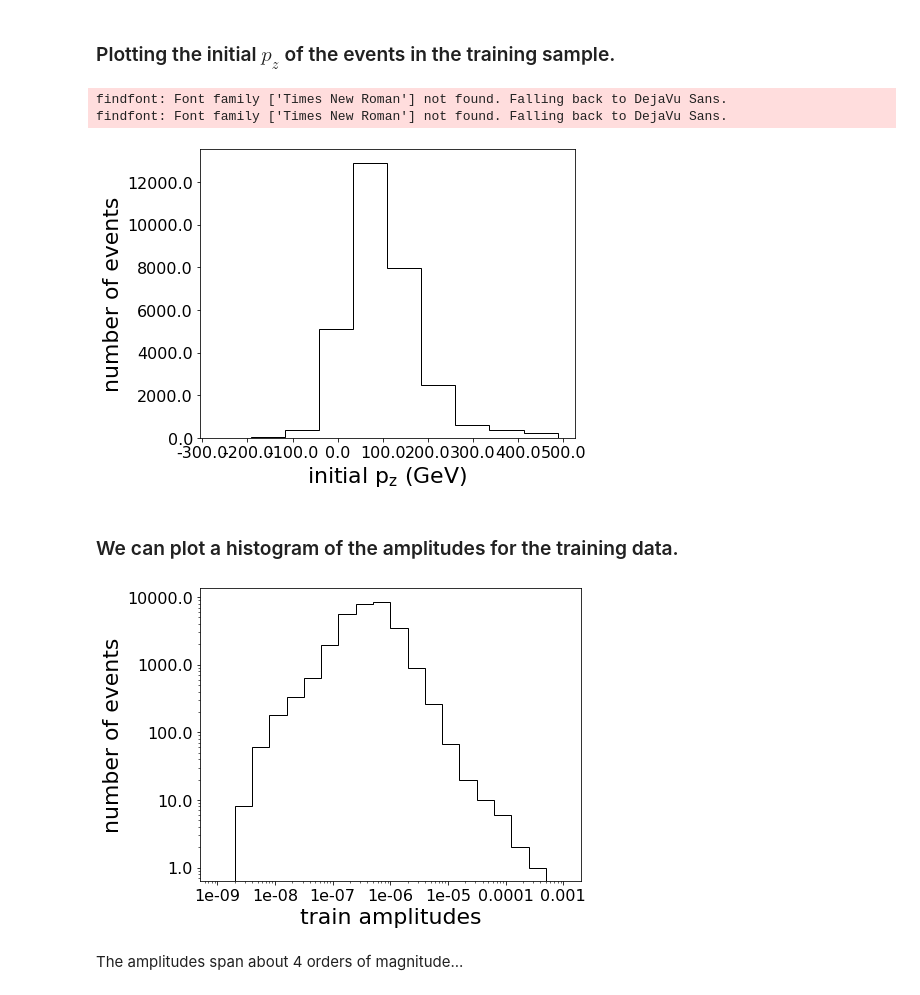
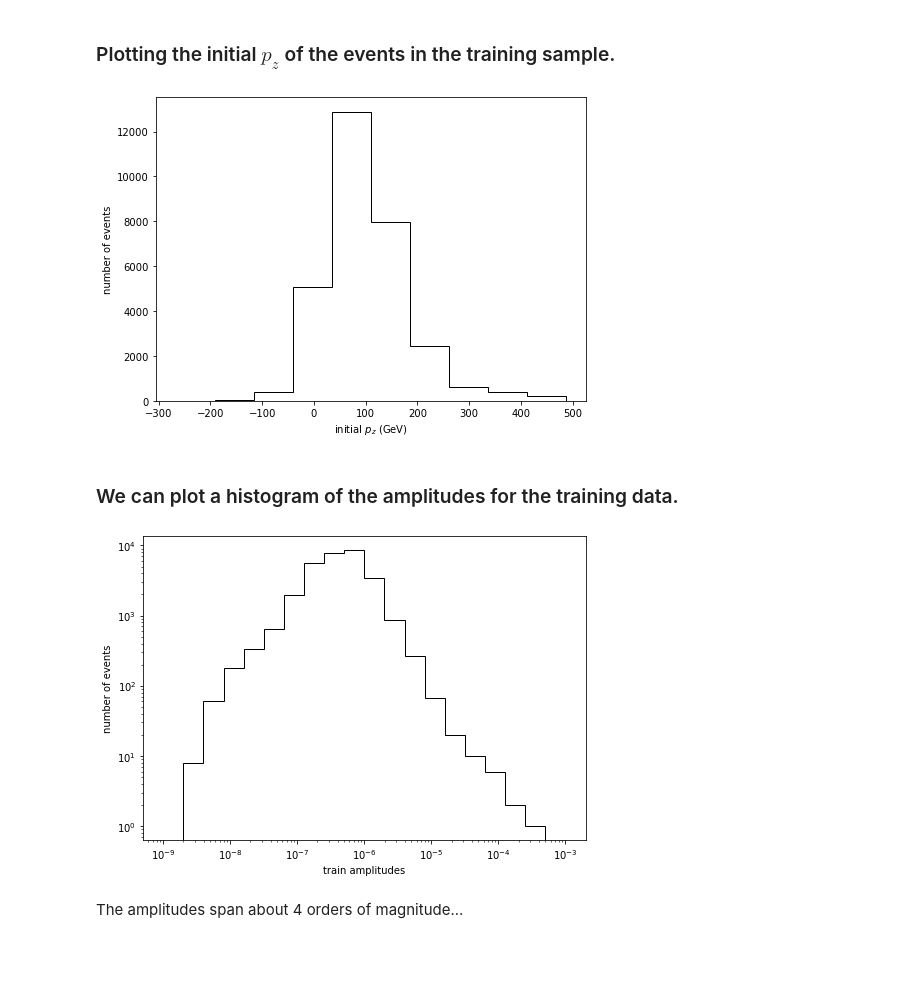
Before and after one commit to sh2099/ML_tutorials, a Jupyter notebook: tutorial-2-amplitude-regression.ipynb, the cells around one changed output. Cells and saved outputs as stored; diff of their text form; code cells hidden in the pictures; blank space fills up the shorter version.

```diff
--- a/tutorial-2-amplitude-regression.ipynb
+++ b/tutorial-2-amplitude-regression.ipynb
@@ -79,28 +79,6 @@ from matplotlib.lines import Line2D
 from matplotlib.font_manager import FontProperties
 import matplotlib.colors as mcolors
 import colorsys
-
-labelfont = FontProperties()
-labelfont.set_family('serif')
-labelfont.set_name('Times New Roman')
-labelfont.set_size(14)
-
-axislabelfont = FontProperties()
-axislabelfont.set_family('serif')
-axislabelfont.set_name('Times New Roman')
-axislabelfont.set_size(22)
-
-tickfont = FontProperties()
-tickfont.set_family('serif')
-tickfont.set_name('Times New Roman')
-tickfont.set_size(16)
-
-axisfontsize = 16
-labelfontsize = 16
-
-plt.rcParams["font.family"] = "Times New Roman"
-plt.rcParams["mathtext.default"] = "rm"
-plt.rcParams['text.usetex'] = False # this had to be disabled to work on colab!
 # %% [markdown]
 ## Loading the data
 # %%
@@ -167,22 +145,14 @@ trn_dat_init_pz = get_init_pz(trn_dat)
 # %%
 fig, axs = plt.subplots(1, 1, figsize=(7,5))
 
 axs.hist(trn_dat_init_pz, histtype='stepfilled', fill=None)
 
-axs.set_xlabel("initial $p_z$ (GeV)", fontproperties=axislabelfont)
-axs.set_ylabel("number of events", fontproperties=axislabelfont)
-
-xticks = axs.get_xticks()
-axs.set_xticklabels(xticks, fontproperties=tickfont)
-
-yticks = axs.get_yticks()
-axs.set_yticklabels(yticks, fontproperties=tickfont)
+axs.set_xlabel("initial $p_z$ (GeV)")
+axs.set_ylabel("number of events")
 
 fig.tight_layout()
 # %% [output]
-findfont: Font family ['Times New Roman'] not found. Falling back to DejaVu Sans.
-findfont: Font family ['Times New Roman'] not found. Falling back to DejaVu Sans.
-[figure, old version]
+[figure, new version]
 # %% [markdown]
 ### We can plot a histogram of the amplitudes for the training data.
 # %%
@@ -194,18 +164,12 @@ axs.hist(trn_amp, histtype='stepfilled', fill=None, bins=bins)
 axs.set_yscale('log')
 axs.set_xscale('log')
 
-axs.set_xlabel("train amplitudes", fontproperties=axislabelfont)
-axs.set_ylabel("number of events", fontproperties=axislabelfont)
-
-xticks = axs.get_xticks()
-axs.set_xticklabels(xticks, fontproperties=tickfont)
-
-yticks = axs.get_yticks()
-axs.set_yticklabels(yticks, fontproperties=tickfont)
+axs.set_xlabel("train amplitudes")
+axs.set_ylabel("number of events")
 
 fig.tight_layout()
 # %% [output]
-[figure, old version]
+[figure, new version]
 # %% [markdown]
 The amplitudes span about 4 orders of magnitude...
 # %% [markdown]
```
Also changed, not shown: parts of 17 cells of this notebook.
